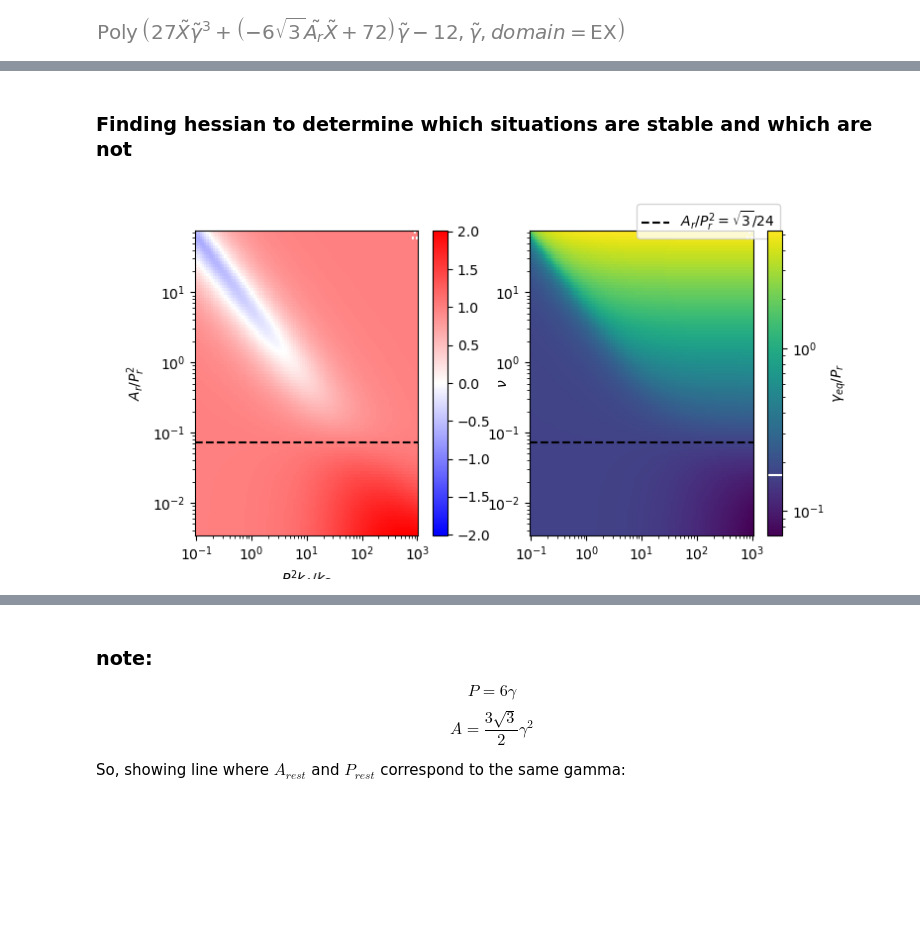
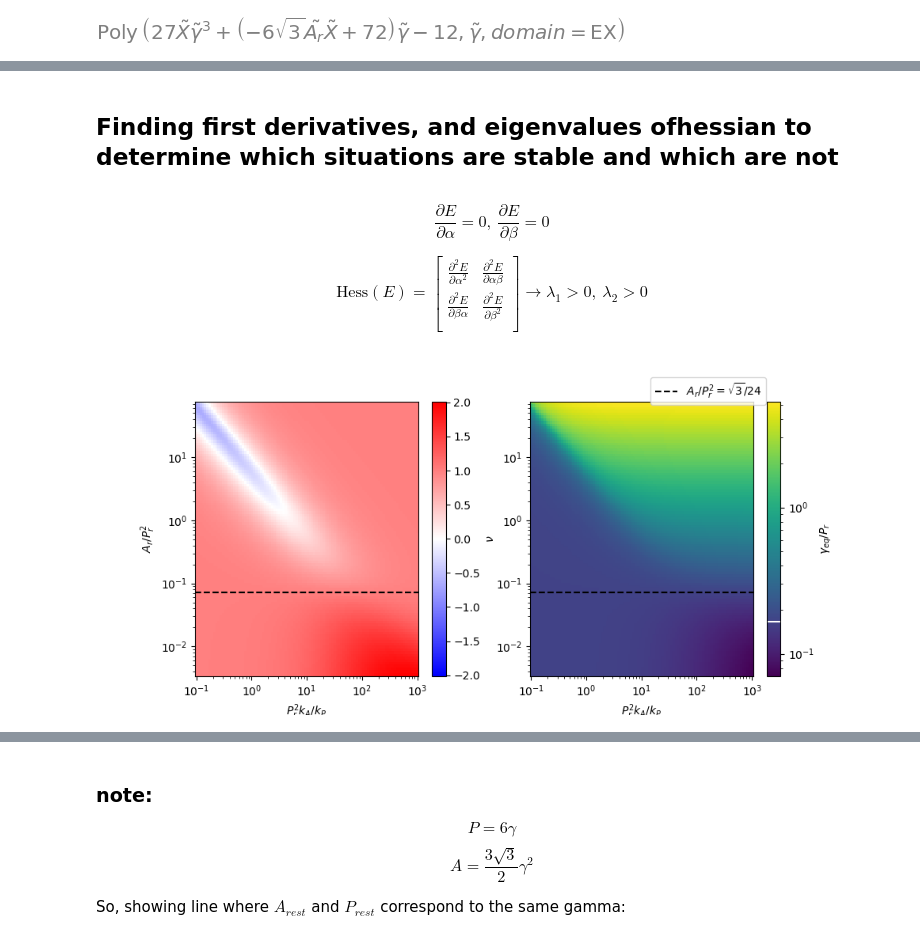
Before and after one commit to frenebo/VMToolkit_pjk, a Jupyter notebook: analytic_notebooks/2024_11_24_analytic_deform.ipynb, the cells around one changed output, grey strips where cells are left out. Drawn from its saved outputs; the diff is of its cells as text; code cells hidden in the pictures; blank space fills up the shorter version.

```diff
--- a/analytic_notebooks/2024_11_24_analytic_deform.ipynb
+++ b/analytic_notebooks/2024_11_24_analytic_deform.ipynb
@@ -437,7 +419,16 @@ def find_gamma_eq_tilde_numeric(X_value, A_r_til_value):
     return np_roots[real_pos_roots_mask][0].real
     # return np_roots
 # %% [markdown]
-### Finding hessian to determine which situations are stable and which are not
+## Finding first derivatives, and eigenvalues ofhessian to determine which situations are stable and which are not
+# %% [markdown]
+$$ \frac{\partial E}{\partial \alpha} = 0, \ \frac{\partial E}{\partial \beta} = 0 $$
+
+$$
+\textrm{Hess}(E) = \begin{bmatrix}
+    \frac{\partial^2 E}{\partial \alpha^2} & \frac{\partial^2 E}{\partial \alpha \beta} \\
+    \frac{\partial^2 E}{\partial \beta \alpha} & \frac{\partial^2 E}{\partial \beta^2} \\
+\end{bmatrix} \rightarrow \lambda_1 > 0, \ \lambda_2 > 0
+$$
 # %%
 E_tilded_hessian_symbolic = [[E_tilded.diff(var_i, var_j) for var_i in [alpha_til, beta_til]] for var_j in [alpha_til, beta_til]]
 
@@ -470,7 +461,7 @@ def find_hessian_numeric(
     # E_tilded_hessian_num_funcs
     return hessian_vals
 
-def check_if_is_equilibrium(
+def energy_tilde_gradient_in_alpha_beta(
     alpha_til_value,
     beta_til_value,
     X_value,
@@ -480,10 +471,11 @@ def check_if_is_equilibrium(
 
     # print(grad_vals)
 
-    return (np.array(grad_vals) < 1e-9).all()
+    # return (np.array(grad_vals) < 1e-9).all()
+    return np.array(grad_vals)
 
 
-def check_if_equilibrium_stable(
+def get_equilibrium_hessian_eigenmodes(
     gamma_til_value,
     X_value,
     A_r_til_value,
@@ -496,7 +488,9 @@ def check_if_equilibrium_stable(
     )
 
     eig_res = np.linalg.eig(hessian_num)
-    return eig_res.eigenvalues.min() > 0
+
+    return eig_res
+    # return eig_res.eigenvalues.min() > 0
 
 
 # find_hessian_numeric(
@@ -561,12 +555,15 @@ def plot_gamma_eq_2d():
                 X_num,
                 A_r_til_num,
             )
-            is_stable = check_if_equilibrium_stable(gamma_til_eq_num, X_num, A_r_til_num)
 
-            is_an_equilibrium = check_if_is_equilibrium(gamma_til_eq_num,gamma_til_eq_num, X_num, A_r_til_num)
+            energy_gradient_at_pt = energy_tilde_gradient_in_alpha_beta(gamma_til_eq_num, gamma_til_eq_num, X_num, A_r_til_num)
+            is_an_equilibrium = np.abs(energy_gradient_at_pt).min() < 1e-5
+
+            hessian_eigen_res = get_equilibrium_hessian_eigenmodes(gamma_til_eq_num, X_num, A_r_til_num)
+            is_stable = hessian_eigen_res.eigenvalues.min() > 0
 
 
-            if is_an_equilibrium:# and is_stable:
+            if is_an_equilibrium: #and is_stable:
                 gamma_til_eq_Z[i][j] = gamma_til_eq_num
 
                 poisson_ratio_Z[i][j] = poisson_ratio_tilde_numeric_f(
@@ -575,13 +572,24 @@ def plot_gamma_eq_2d():
                     A_r_til_num,
                 )
             else:
-                gamma_til_eq_Z[i][j] = 0
+                # gamma_til_eq_Z[i][j] = 0
+                # poisson_ratio_Z[i][j] = 0
 
-                poisson_ratio_Z[i][j] = 0
+                if is_stable:
+                    print("hmmm")
+                    print("X:",X_num)
+                    print("A_r_til",A_r_til_num)
+                    print("gamma_til_eq;",gamma_til_eq_num)
+                    # print("stable: ",is_stable)
+                    print("is an equilibrium: ",is_an_equilibrium)
+                    print("energy gradient: ", energy_gradient_at_pt)
+
+                    print("hessian eigenvas & vecs:",hessian_eigen_res)
 
 
 #     # Z1 = np.exp(-X**2 - Y**2)
-    fig, ax = plt.subplots(1,2,figsize=(8,4))
+    plt.close('all')
+    fig, ax = plt.subplots(1,2,figsize=(10,4.5))
 
     p_ratio_max_magnitude = np.abs(poisson_ratio_Z).max()
 
@@ -602,32 +610,34 @@ def plot_gamma_eq_2d():
         cmap='viridis' ,
         norm=LogNorm(),
         # vmin= -p_ratio_max_magnitude,
         # vmax=  p_ratio_max_magnitude,
     )
 
     ax[0].set_xscale('log')
     ax[0].set_yscale('log')
     ax[1].set_xscale('log')
     ax[1].set_yscale('log')
 
 
     ax[0].set_ylabel(r"$A_r/P_r^2$")
     ax[0].set_xlabel(r"$P_r^2 k_A/k_P$")
+    # ax[1].set_ylabel(r"$A_r/P_r^2$")
+    ax[1].set_xlabel(r"$P_r^2 k_A/k_P$")
     cbar_poisson  =fig.colorbar(im_poisson_ratio, orientation='vertical', label=r"$\nu$")#, format=LogFormatterMathtext())
 
     cbar_gamma  =fig.colorbar(im_gamma_til_eq, orientation='vertical', label=r"$\gamma_{eq}/P_r$", format=LogFormatterMathtext())
 
-    cbar_gamma.ax.axhline(1/6, c='w')
+    cbar_gamma.ax.axhline(1/6, c='w', label=r"\gamma_{eq}/P_r=1/6")
     ax[1].axhline(np.sqrt(3)/24, c='black', linestyle='--', label=r"$A_r/P_r^2 = \sqrt{3}/24$")
     ax[0].axhline(np.sqrt(3)/24, c='black', linestyle='--')
 
     ax[1].sharex(ax[0])
     ax[1].sharey(ax[0])
 
     plt.legend(loc='upper center', bbox_to_anchor=(0.8,1.11))
     plt.show()
 
 
 plot_gamma_eq_2d()
 # %% [output]
-[figure, old version]
+[figure, new version]
```
Also changed, not shown: parts of 16 cells of this notebook, 2 other files.
